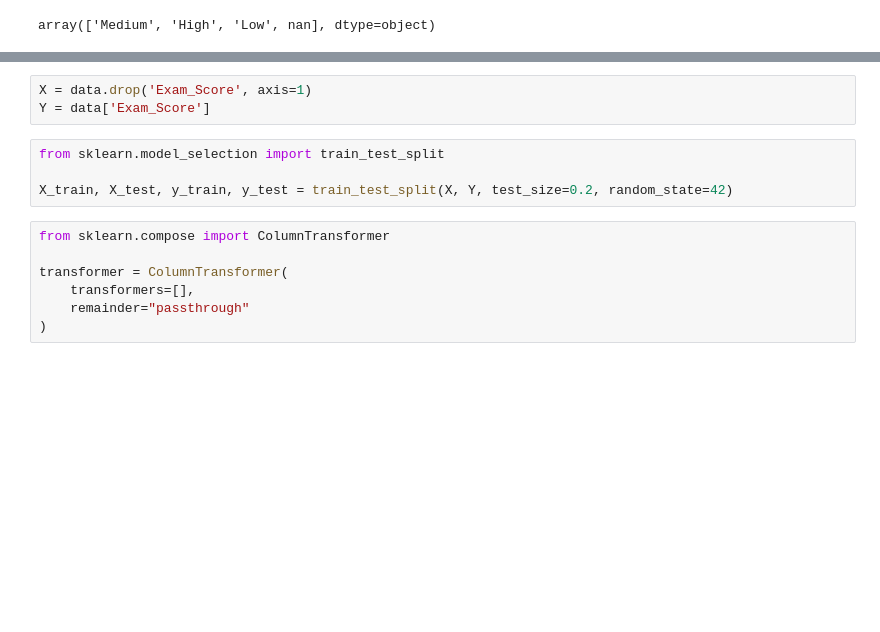
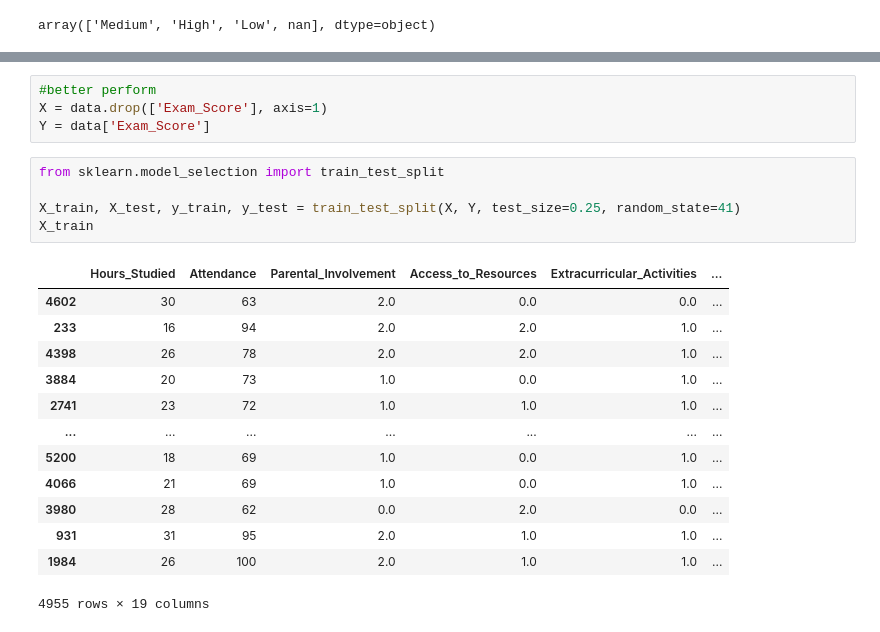
Before and after one commit to rameenhamad/Elvovo_ML_Internship_Tasks, a Jupyter notebook: 1_Student_Score_Prediction.ipynb, the cells around one changed output, grey strips where cells are left out. Saved outputs shown, nothing was run; the diff lists cells and outputs as text; blank space fills up the shorter version.

```diff
--- a/1_Student_Score_Prediction.ipynb
+++ b/1_Student_Score_Prediction.ipynb
@@ -71,14 +102,23 @@ Name: count, dtype: int64
 # %%
-X = data.drop('Exam_Score', axis=1)
+#better perform
+X = data.drop(['Exam_Score'], axis=1)
 Y = data['Exam_Score']
 # %%
 from sklearn.model_selection import train_test_split
 
-X_train, X_test, y_train, y_test = train_test_split(X, Y, test_size=0.2, random_state=42)
+X_train, X_test, y_train, y_test = train_test_split(X, Y, test_size=0.25, random_state=41)
+X_train
+# %% [output]
+|  | Hours_Studied | Attendance | Parental_Involvement | Access_to_Resources | Extracurricular_Activities | ... |
+| 4602 | 30 | 63 | 2.0 | 0.0 | 0.0 | ... |
+| 233 | 16 | 94 | 2.0 | 2.0 | 1.0 | ... |
+| 4398 | 26 | 78 | 2.0 | 2.0 | 1.0 | ... |
+| 3884 | 20 | 73 | 1.0 | 0.0 | 1.0 | ... |
+| 2741 | 23 | 72 | 1.0 | 1.0 | 1.0 | ... |
+| ... | ... | ... | ... | ... | ... | ... |
+| 5200 | 18 | 69 | 1.0 | 0.0 | 1.0 | ... |
+| 4066 | 21 | 69 | 1.0 | 0.0 | 1.0 | ... |
+| 3980 | 28 | 62 | 0.0 | 2.0 | 0.0 | ... |
+| 931 | 31 | 95 | 2.0 | 1.0 | 1.0 | ... |
+| 1984 | 26 | 100 | 2.0 | 1.0 | 1.0 | ... |
+4955 rows × 19 columns
-# %%
-from sklearn.compose import ColumnTransformer
-
-transformer = ColumnTransformer(
-    transformers=[],
-    remainder="passthrough"
-)
```
Also changed, not shown: parts of 28 cells of this notebook.
